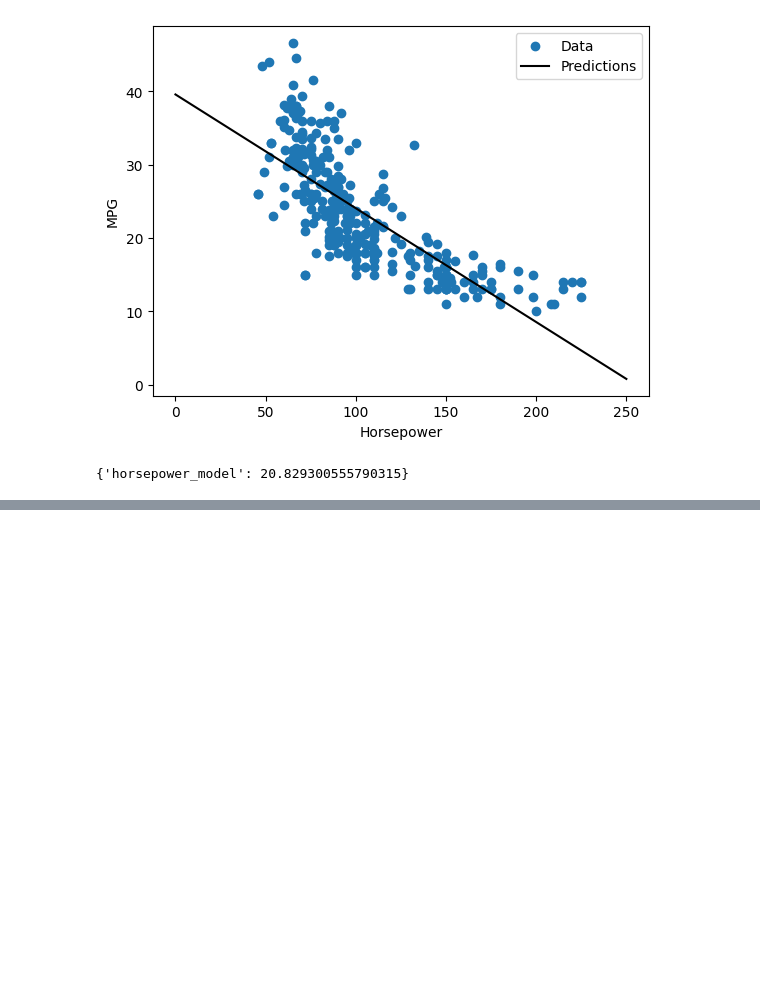
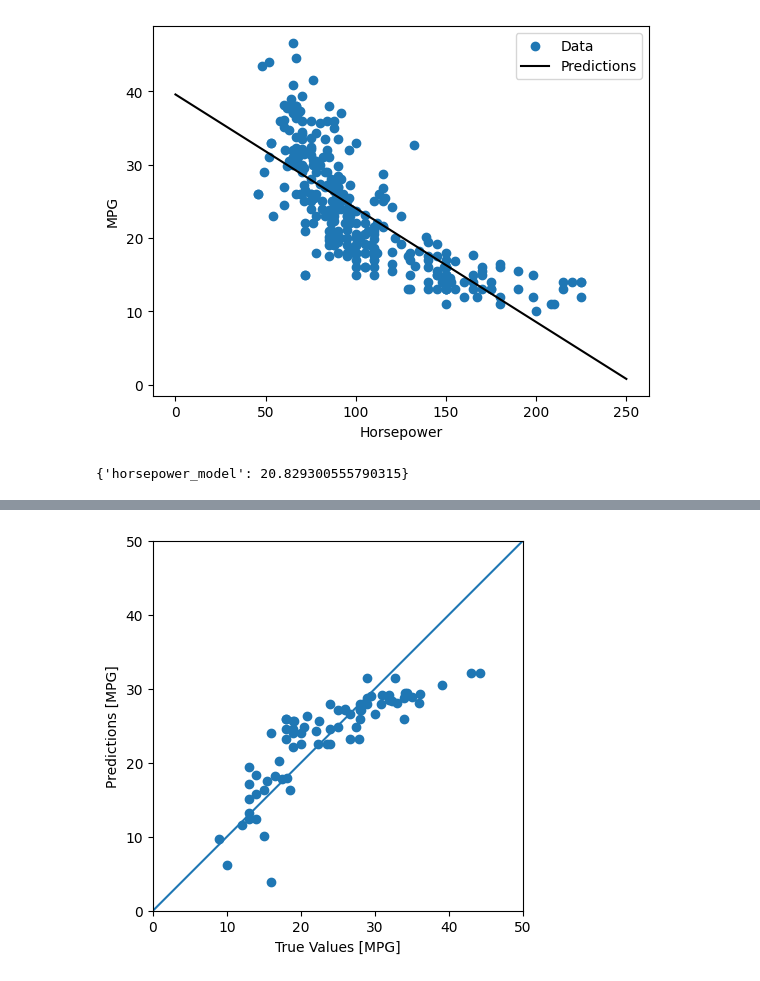
Before and after one commit to 2026-2-predictiva/std-andres-felipe-bustamante-salgado, a Jupyter notebook: PRE_02_regresion_basica/notebooks/notebook.ipynb, the cells around one changed output, grey strips where cells are left out. Drawn from its saved outputs; the diff is of its cells as text; code cells hidden in the pictures; blank space fills up the shorter version.

```diff
--- a/PRE_02_regresion_basica/notebooks/notebook.ipynb
+++ b/PRE_02_regresion_basica/notebooks/notebook.ipynb
@@ -266,0 +322,7 @@ test_results
+# %%
+plot_predictions(
+    y_true=test_labels,
+    y_pred=horsepower_model.predict(standarized_test_horsepower),
+)
+# %% [output]
+[figure, added]
```
Also changed, not shown: parts of 9 cells of this notebook, 1 other file.
